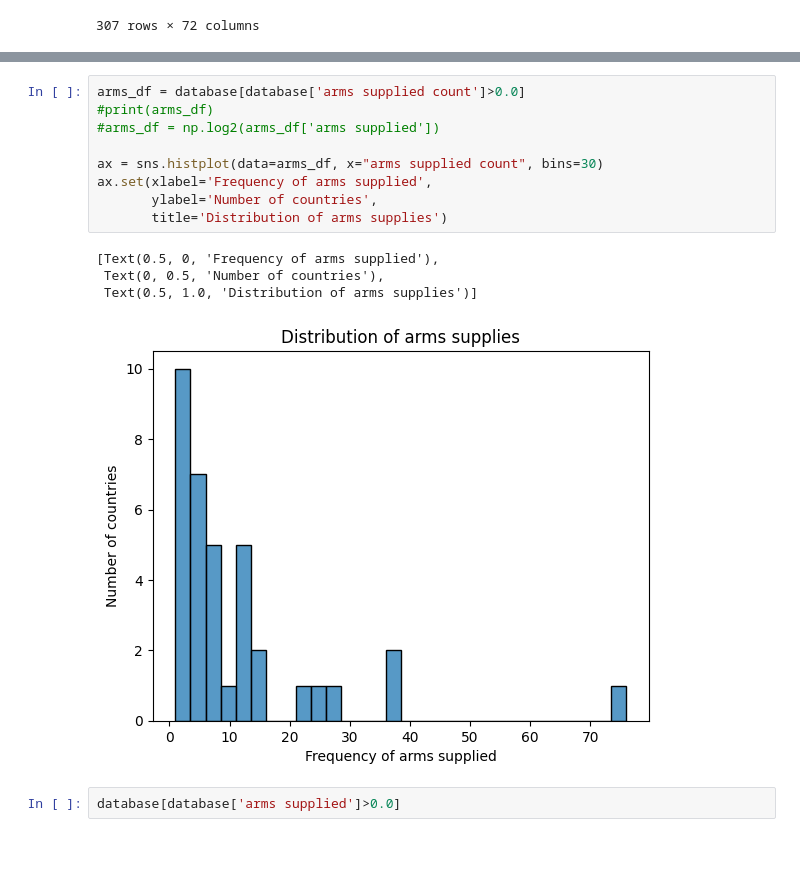
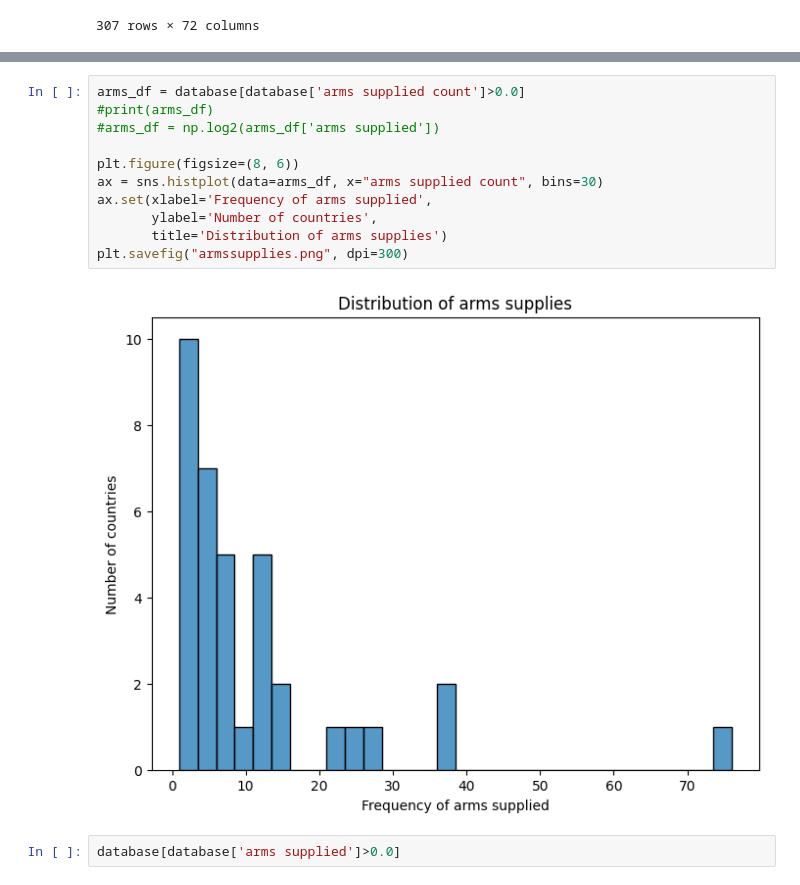
Before and after one commit to NienkeWessel/CodeThesisConflicts, a Jupyter notebook: Create_database.ipynb, the cells around one changed output, grey strips where cells are left out. Drawn from its saved outputs; the diff is of its cells as text; blank space fills up the shorter version.

```diff
--- a/Create_database.ipynb
+++ b/Create_database.ipynb
@@ -1626,17 +1626,16 @@ for it in database['arms supplied']:
 # %%
 arms_df = database[database['arms supplied count']>0.0]
 #print(arms_df)
 #arms_df = np.log2(arms_df['arms supplied'])
 
+plt.figure(figsize=(8, 6))
 ax = sns.histplot(data=arms_df, x="arms supplied count", bins=30)
 ax.set(xlabel='Frequency of arms supplied',
        ylabel='Number of countries',
        title='Distribution of arms supplies')
+plt.savefig("armssupplies.png", dpi=300)
 # %% [output]
-[Text(0.5, 0, 'Frequency of arms supplied'),
- Text(0, 0.5, 'Number of countries'),
- Text(0.5, 1.0, 'Distribution of arms supplies')]
-[figure, old version]
+[figure, new version]
 # %%
 database[database['arms supplied']>0.0]
 # %% [output]
```
Also changed, not shown: parts of 53 cells of this notebook.
